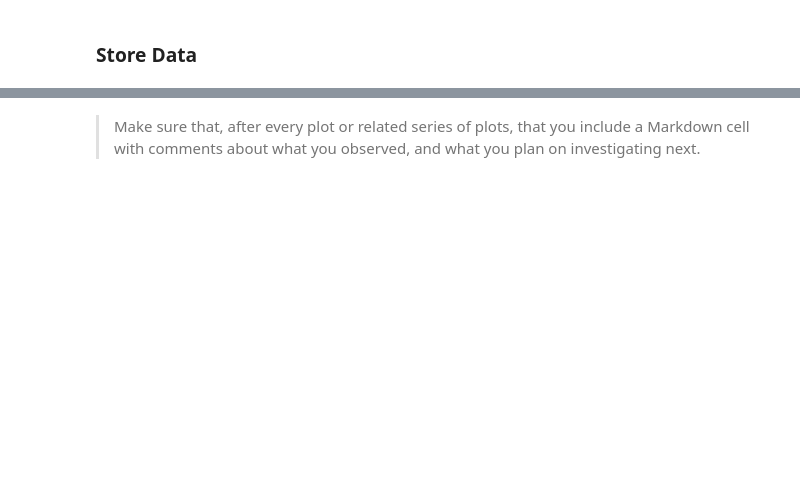
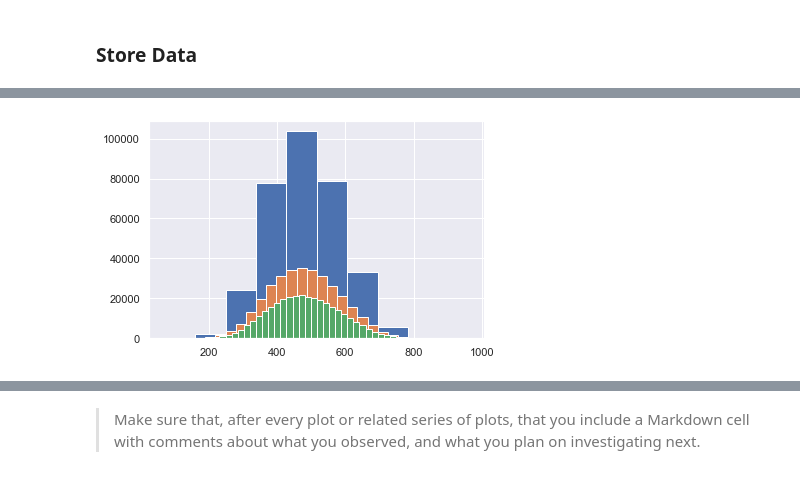
Before and after one commit to AndrejaCH/Exploratory_and_Explanatory_Visualizations, a Jupyter notebook: Data_Exploration.ipynb, the cells around one changed output, grey strips where cells are left out. Saved outputs shown, nothing was run; the diff lists cells and outputs as text; code cells hidden in the pictures; blank space fills up the shorter version.

```diff
--- a/Data_Exploration.ipynb
+++ b/Data_Exploration.ipynb
@@ -371,0 +370,3 @@ memory usage: 33.2+ MB
+# %%
+# Create overall score
+df['Overall_score'] = ((df.Plausible_value_mathematics + df.Plausible_value_reading + df.Plausible_value_science) / 3)
@@ -397,0 +508,7 @@ and prepare yourself to look at relationships between variables.
+# %%
+# Histogram for distribution of math, reading and science scores -  deciding on appropriate binning
+plt.hist(data = df, x = 'Plausible_value_mathematics', bins = 10);
+plt.hist(data = df, x = 'Plausible_value_mathematics', bins = 30);
+plt.hist(data = df, x = 'Plausible_value_mathematics', bins = 50);
+# %% [output]
+[figure, added]
```
Also changed, not shown: parts of 101 cells of this notebook.
